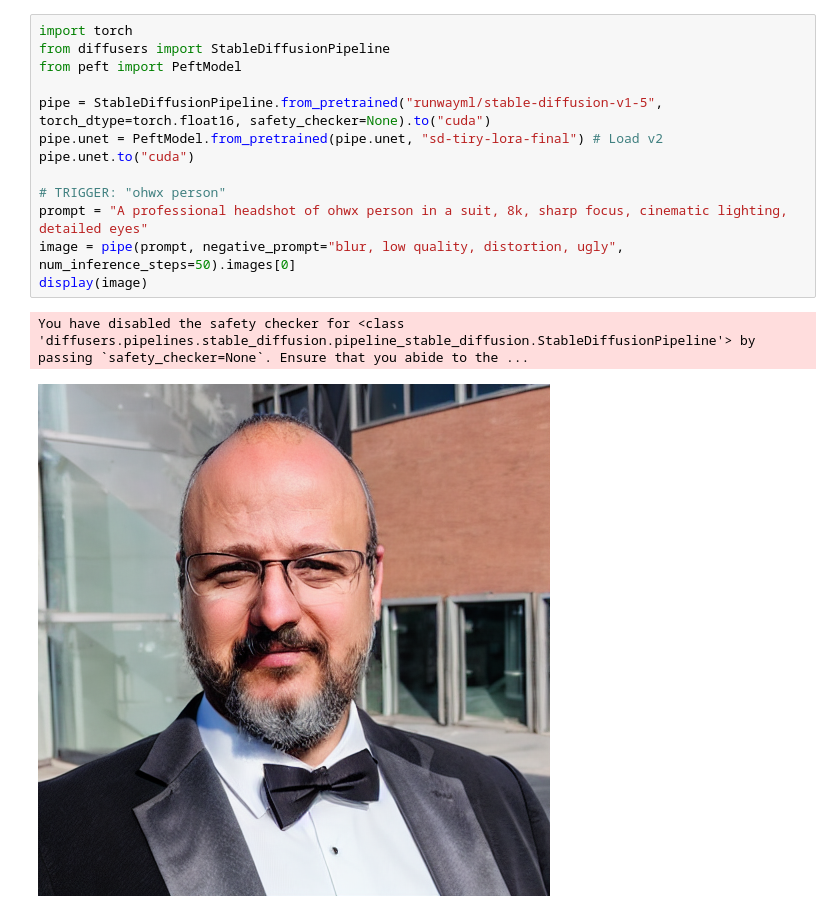
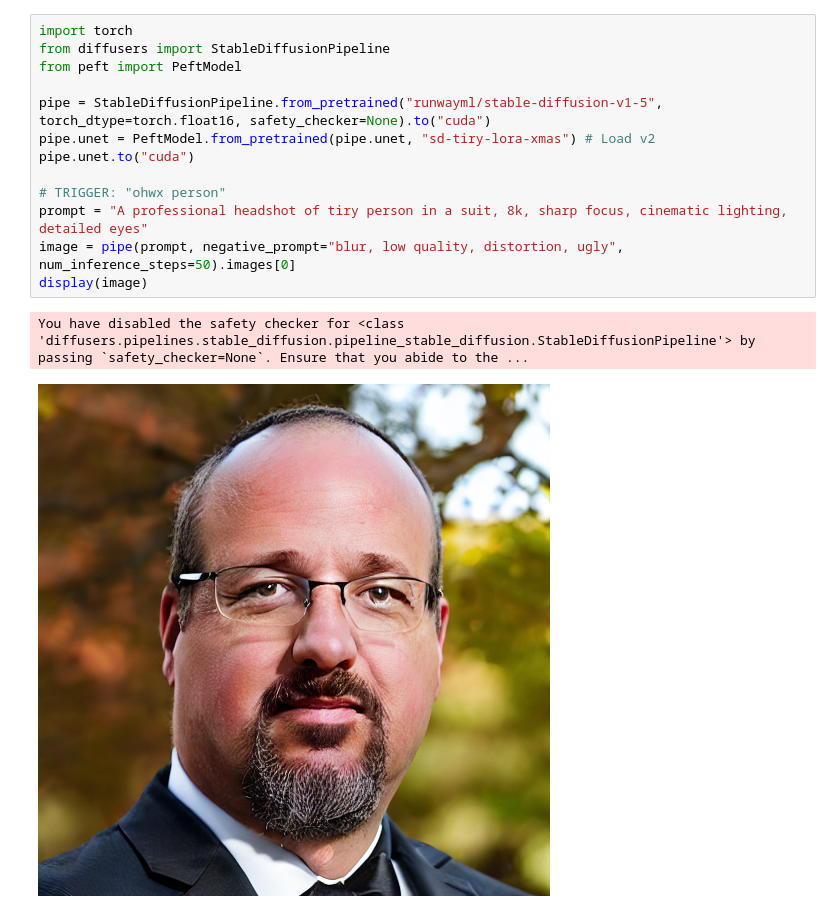
Before and after one commit to tiry/tairy, a Jupyter notebook: notebooks/notebooks/SD-LORA.ipynb, the cells around one changed output. Drawn from its saved outputs; the diff is of its cells as text.

```diff
--- a/notebooks/notebooks/SD-LORA.ipynb
+++ b/notebooks/notebooks/SD-LORA.ipynb
@@ -188,19 +240,19 @@ unet.save_pretrained(OUTPUT_DIR)
 # %%
 import torch
 from diffusers import StableDiffusionPipeline
 from peft import PeftModel
 
 pipe = StableDiffusionPipeline.from_pretrained("runwayml/stable-diffusion-v1-5", torch_dtype=torch.float16, safety_checker=None).to("cuda")
-pipe.unet = PeftModel.from_pretrained(pipe.unet, "sd-tiry-lora-final") # Load v2
+pipe.unet = PeftModel.from_pretrained(pipe.unet, "sd-tiry-lora-xmas") # Load v2
 pipe.unet.to("cuda")
 
 # TRIGGER: "ohwx person"
-prompt = "A professional headshot of ohwx person in a suit, 8k, sharp focus, cinematic lighting, detailed eyes"
+prompt = "A professional headshot of tiry person in a suit, 8k, sharp focus, cinematic lighting, detailed eyes"
 image = pipe(prompt, negative_prompt="blur, low quality, distortion, ugly", num_inference_steps=50).images[0]
 display(image)
 # %% [output]
 You have disabled the safety checker for <class 'diffusers.pipelines.stable_diffusion.pipeline_stable_diffusion.StableDiffusionPipeline'> by passing `safety_checker=None`. Ensure that you abide to the ...
-[figure, old version]
+[figure, new version]
 # %%
 import torch
 from diffusers import StableDiffusionPipeline
```
Also changed, not shown: parts of 3 cells of this notebook, 4 other files.
